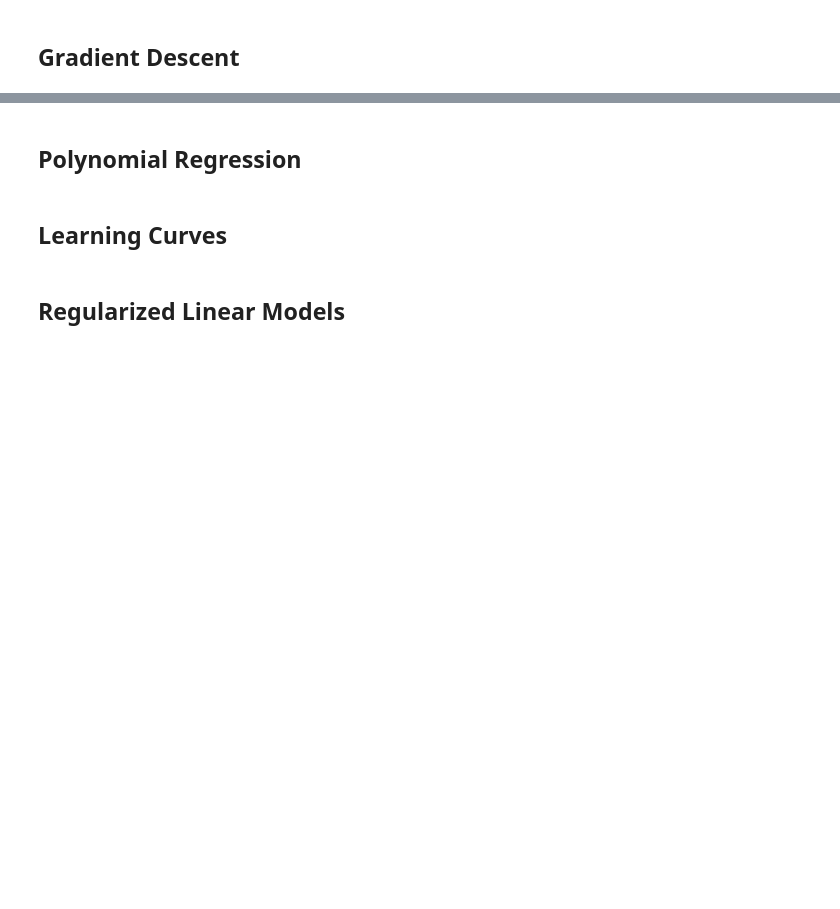
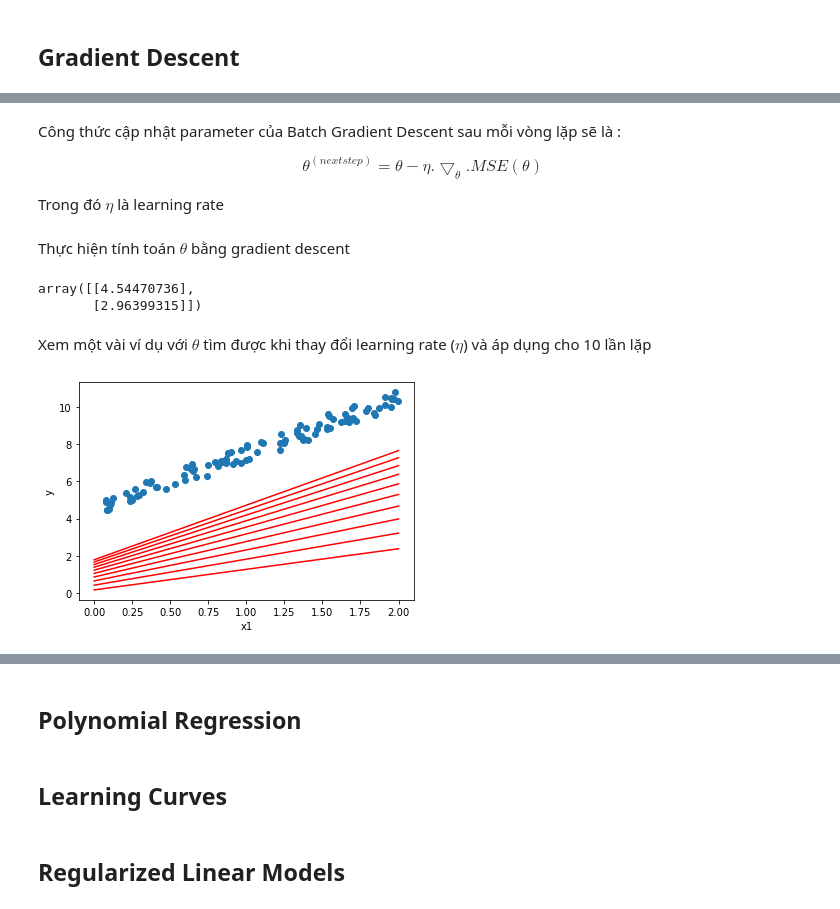
Before and after one commit to sonhm3029/Learning_ML_with_book, a Jupyter notebook: practice/hand_on_ml_with_sklearn_tensorflow/[Part1]_The_fundamentals_of_ML/chapter4.ipynb, the cells around one changed output, grey strips where cells are left out. Saved outputs shown, nothing was run; the diff lists cells and outputs as text; code cells hidden in the pictures; blank space fills up the shorter version.

Commit message:
Thêm [Part1]-[Chapter4] Gradient descent all basic type

```diff
--- a/practice/hand_on_ml_with_sklearn_tensorflow/[Part1]_The_fundamentals_of_ML/chapter4.ipynb
+++ b/practice/hand_on_ml_with_sklearn_tensorflow/[Part1]_The_fundamentals_of_ML/chapter4.ipynb
@@ -112,0 +159,57 @@ plt.plot([0, 2], [linear_reg_clf.predict([x])[0][0] for x in [[0],[2]]],'r-')
+# %% [markdown]
+Công thức cập nhật parameter của Batch Gradient Descent sau mỗi vòng lặp sẽ là :
+
+$$\theta^{(next step)} = \theta - \eta.\bigtriangledown_{\theta}.MSE(\theta)$$
+
+Trong đó $\eta$ là learning rate
+# %% [markdown]
+Thực hiện tính toán $\theta$ bằng gradient descent
+# %%
+import numpy as np
+
+np.random.seed(2910)
+
+# Learning rate
+eta = 0.1
+#
+n_iters = 1000
+m = 100
+
+# Init theta
+theta = np.random.randn(2, 1)
+
+# plotting:
+theta_arr = []
+for iter in range(n_iters):
+    grad = 2/m * X_b.T.dot(X_b.dot(theta) - y)
+    theta -= eta*grad
+    temp = theta.copy()
+    theta_arr.append(temp)
+def training(theta=theta, eta=eta, n_iters=n_iters):
+    for iter in range(n_iters):
+        grad = 2/m * X_b.T.dot(X_b.dot(theta) - y)
+        theta -= eta*grad
+        temp = theta.copy()
+        theta_arr.append(temp)
+
+def plot(theta_arr):
+    plt.scatter(X, y)
+    plt.xlabel("x1",)
+    plt.ylabel("y")
+    for theta_i in theta_arr:
+        plt.plot([0, 2], [(theta_i[0,0] + theta_i[1,0]*x) for x in [0,2]],'r-')
+    plt.show()
+
+theta
+# %% [output]
+array([[4.54470736],
+       [2.96399315]])
+# %% [markdown]
+Xem một vài ví dụ với $\theta$ tìm được khi thay đổi learning rate ($\eta$) và áp dụng cho 10 lần lặp
+# %%
+theta_arr = []
+theta = np.random.randn(2, 1)
+training(theta=theta,eta=0.02, n_iters=10)
+plot(theta_arr)
+# %% [output]
+[figure, added]
```
Also changed, not shown: parts of 21 cells of this notebook, 8 other files.
